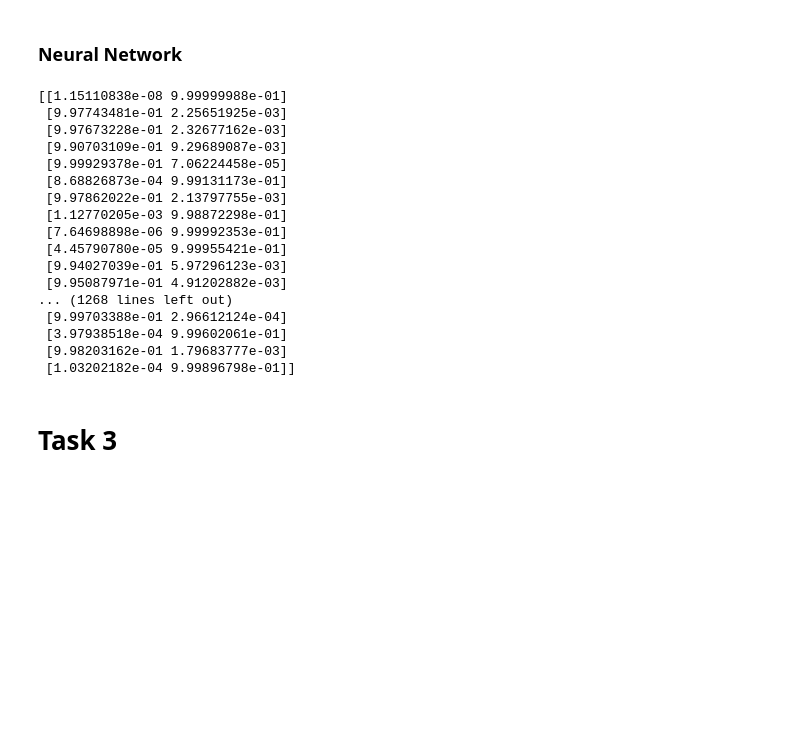
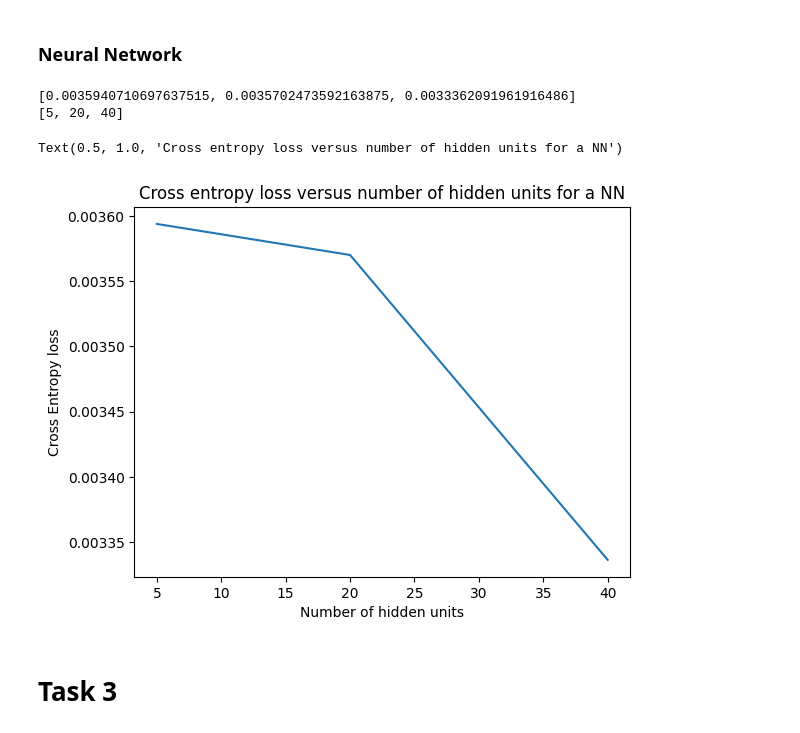
Before and after one commit to csprono/CS361-A3, a Jupyter notebook: task4.ipynb, the cells around one changed output. Drawn from its saved outputs; the diff is of its cells as text; code cells hidden in the pictures; blank space fills up the shorter version.

Commit message:
Worked on task 4, removed comments in surface plot

```diff
--- a/task4.ipynb
+++ b/task4.ipynb
@@ -148,7 +148,7 @@ The above plot shows the distribution of classes within the training data. The d
 # %% [markdown]
 ### Naive Bayes
 # %%
-x_train, y_train, x_test, y_test = x, y, x_test, y_test
+x_train, y_train, x_test, y_test = train_x, train_y, test_x, test_y
 # %%
 nb = MultinomialNB()
 nb.fit(x_train, y_train)
@@ -260,38 +231,44 @@ surface_plot_display.ax_.scatter(x_train_pca[:,0], x_train_pca[:,1], c=y_train,
 [figure]
 # %% [markdown]
 ### Neural Network
-# %%
-hidden_units_list = [5, 20, 40]
-cross_entropy_losses = [0]*len(hidden_units_list)
-for hidden_units in hidden_units_list:
-    nn = MLPClassifier(
-        hidden_layer_sizes=hidden_units,
-        solver = 'sgd',
-        learning_rate='constant',
-        learning_rate_init=0.01,
-        max_iter=100
-    )
-    nn.fit(x_train, y_train)
-    temp = nn.predict_proba(x_train)
-    print(temp)
-# %% [output]
-[[1.15110838e-08 9.99999988e-01]
- [9.97743481e-01 2.25651925e-03]
- [9.97673228e-01 2.32677162e-03]
- [9.90703109e-01 9.29689087e-03]
- [9.99929378e-01 7.06224458e-05]
- [8.68826873e-04 9.99131173e-01]
- [9.97862022e-01 2.13797755e-03]
- [1.12770205e-03 9.98872298e-01]
- [7.64698898e-06 9.99992353e-01]
- [4.45790780e-05 9.99955421e-01]
- [9.94027039e-01 5.97296123e-03]
- [9.95087971e-01 4.91202882e-03]
-... (1268 lines left out)
- [9.99703388e-01 2.96612124e-04]
- [3.97938518e-04 9.99602061e-01]
- [9.98203162e-01 1.79683777e-03]
- [1.03202182e-04 9.99896798e-01]]
+# %%
+import random
+random.seed(69)
+
+hidden_units_list = [5, 20, 40]
+cross_entropy_losses = [0]*len(hidden_units_list)
+nn = MLPClassifier(
+    random_state=420,
+    solver = 'sgd',
+    learning_rate='constant',
+    learning_rate_init=0.01,
+    max_iter=100
+)
+for i, hidden_units in enumerate(hidden_units_list):
+    nn.set_params(hidden_layer_sizes = hidden_units)
+    # Set up a dummy fit to change the weights
+    nn.fit([[0]], [1])
+    # Create our initial weights:
+    nn.coefs_ = [np.array([random.uniform(0,0.1) for _ in range(hidden_units)]) for k in range(2)]
+    nn.intercepts_ = [random.uniform(0,0.1) for _ in range(2)]
+
+    nn.fit(x_train, y_train)
+    cross_entropy_losses[i] = log_loss(y_train, nn.predict_proba(x_train), normalize=True)
+
+print(cross_entropy_losses)
+print(hidden_units_list)
+
+
+
+plt.plot(hidden_units_list, cross_entropy_losses)
+plt.xlabel("Number of hidden units")
+plt.ylabel("Cross Entropy loss")
+plt.title("Cross entropy loss versus number of hidden units for a NN")
+# %% [output]
+[0.0035940710697637515, 0.0035702473592163875, 0.0033362091961916486]
+[5, 20, 40]
+Text(0.5, 1.0, 'Cross entropy loss versus number of hidden units for a NN')
+[figure, added]
 # %% [markdown]
 # Task 3
 # %%
```
Also changed, not shown: parts of 4 cells of this notebook.
